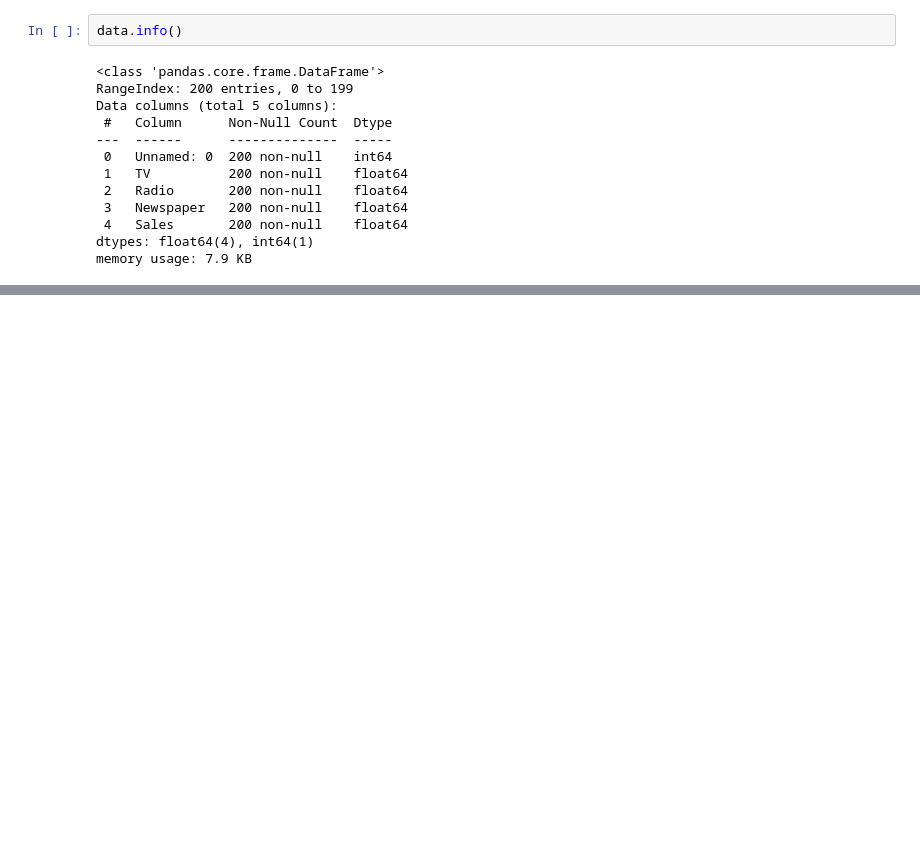
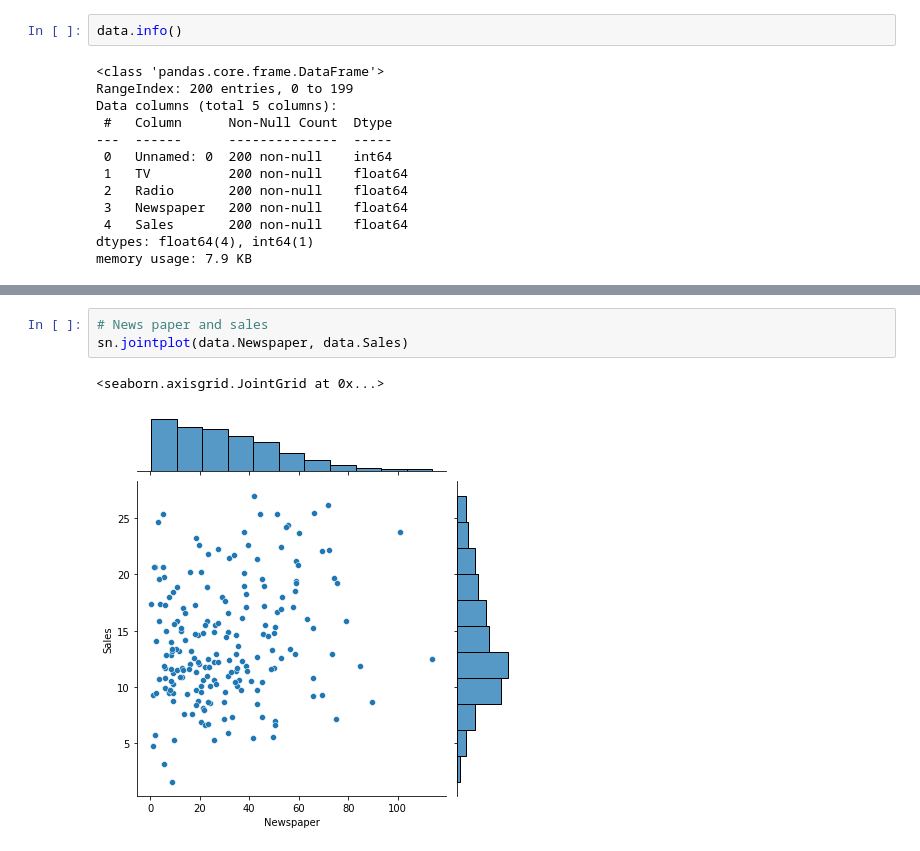
Before and after one commit to georgian3590/BABI-GreatLakes, a Jupyter notebook: Linear_Regression.ipynb, the cells around one changed output, grey strips where cells are left out. Cells and saved outputs as stored; diff of their text form; blank space fills up the shorter version.

```diff
--- a/Linear_Regression.ipynb
+++ b/Linear_Regression.ipynb
@@ -34,0 +60,6 @@ memory usage: 7.9 KB
+# %%
+# News paper and sales
+sn.jointplot(data.Newspaper, data.Sales)
+# %% [output]
+<seaborn.axisgrid.JointGrid at 0x...>
+[figure, added]
```
Also changed, not shown: parts of 9 cells of this notebook.
